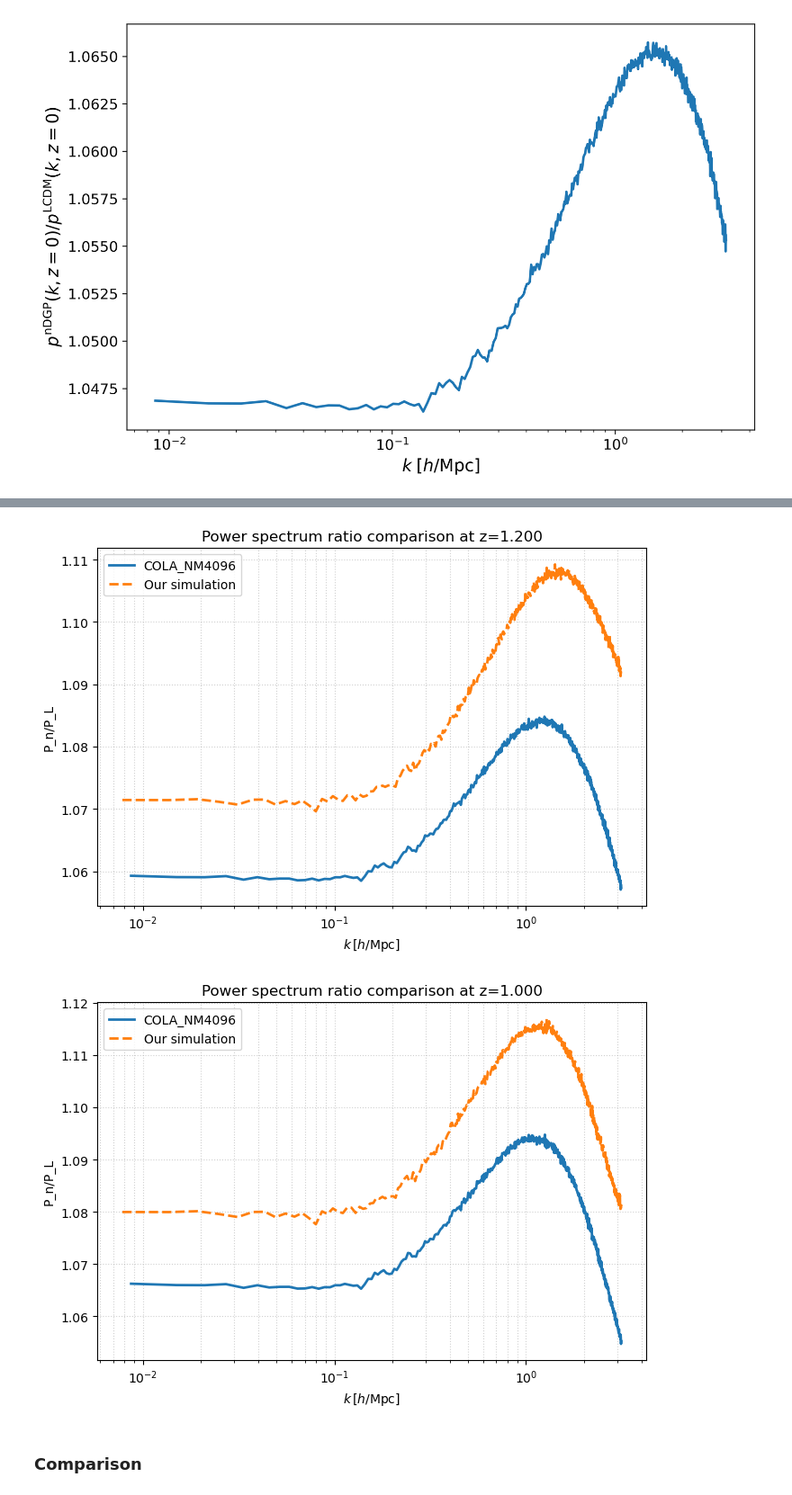
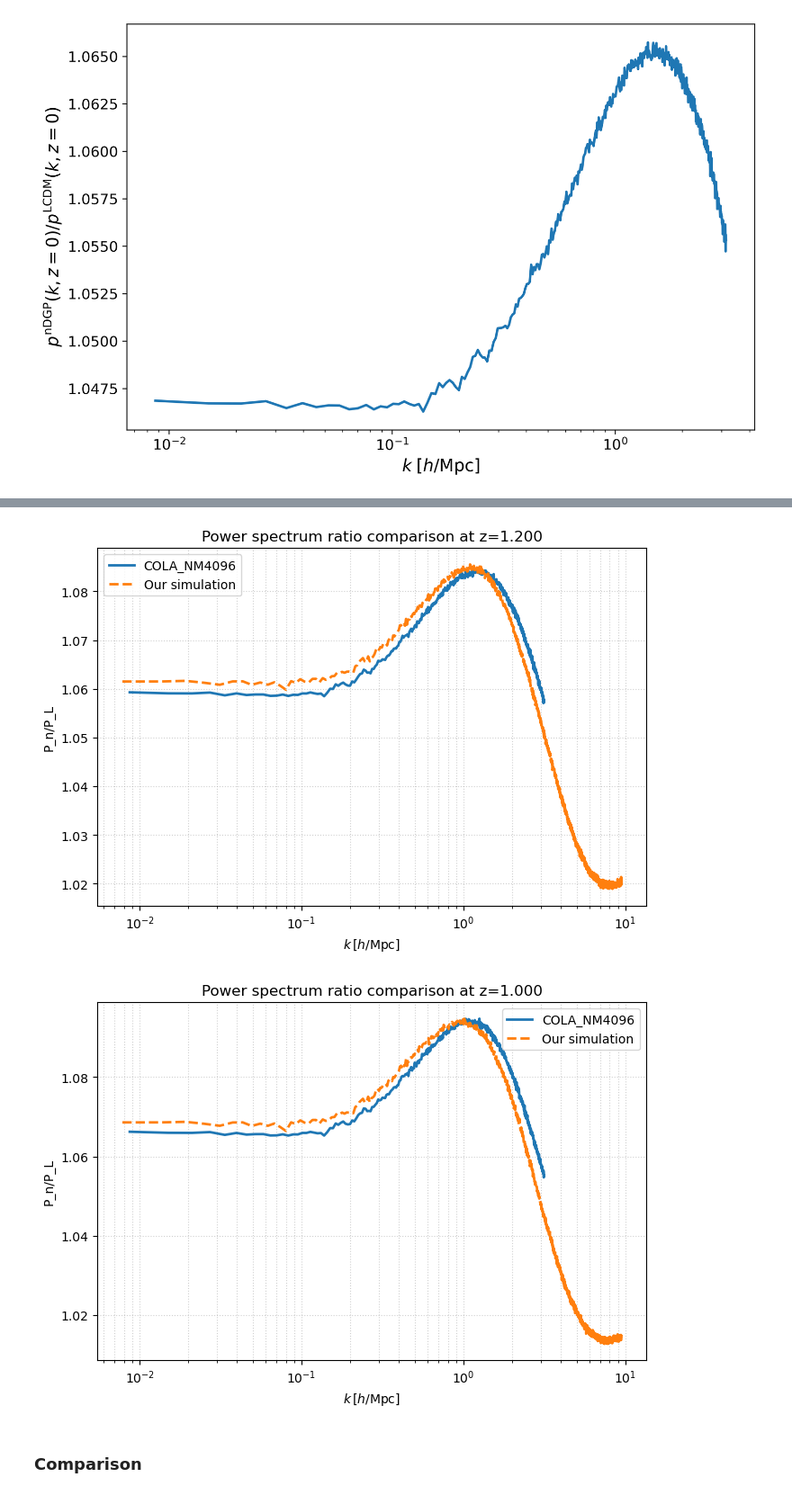
Before and after one commit to BielThi/Hi-COLA, a Jupyter notebook: Notebooks/power_spectrum.ipynb, the cells around one changed output, grey strips where cells are left out. Shown at 90% size. Cells and saved outputs as stored; diff of their text form; code cells hidden in the pictures.

```diff
--- a/Notebooks/power_spectrum.ipynb
+++ b/Notebooks/power_spectrum.ipynb
@@ -154,8 +134,8 @@ for x,z in pairs:
         print(f'Could not load Bart snap files for x={x}:', e)
         continue
     try:
-        kpl, Pkpl = load_power_spectrum(f'/scratch/biel/LCDM_Bart/snapshot_LCDM_Bart_z{z}/pofk_z{z}.txt')
-        kpn, Pkpn = load_power_spectrum(f'/scratch/biel/nDGP_Bart/snapshot_nDGP_Bart_z{z}/pofk_z{z}.txt')
+        kpl, Pkpl = load_power_spectrum(f'/scratch/biel/LCDM/snapshot_LCDM_z{z}/pofk_z{z}.txt')
+        kpn, Pkpn = load_power_spectrum(f'/scratch/biel/nDGP/snapshot_nDGP_z{z}/pofk_z{z}.txt')
     except Exception as e:
         print(f'Could not load pofk snapshot files for z={z}:', e)
         continue
@@ -176,5 +156,5 @@ for x,z in pairs:
-[figure, old version]
+[figure, new version]
-[figure, old version]
+[figure, new version]
 # %% [markdown]
 ### Comparison
 # %%
```
Also changed, not shown: parts of 15 cells of this notebook, 53 other files.
